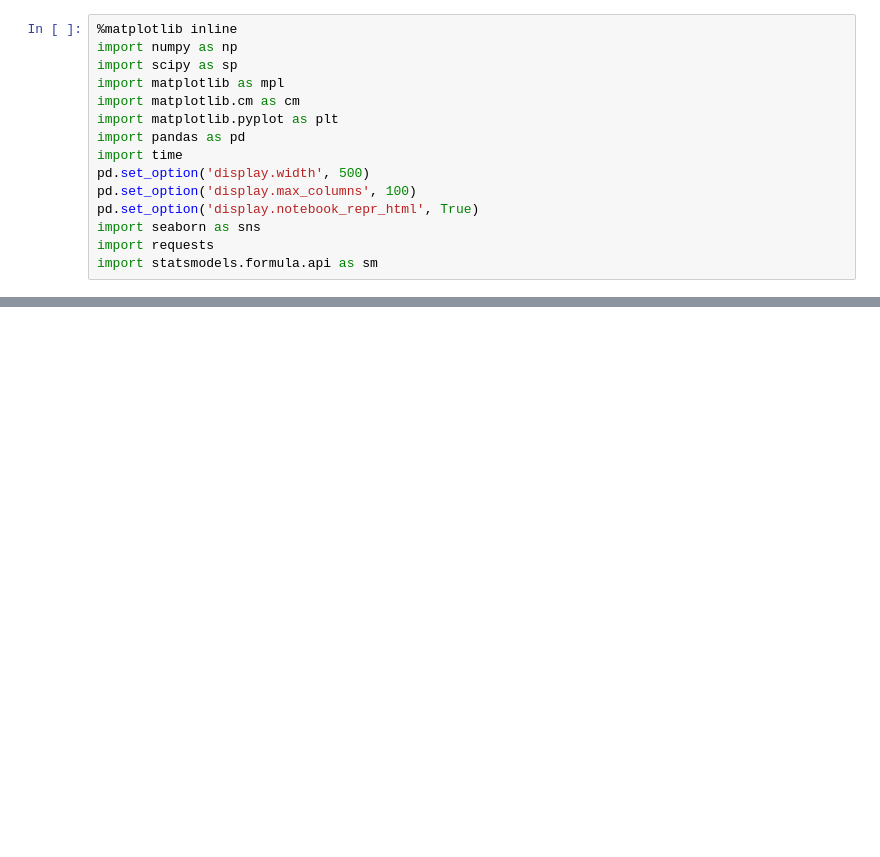
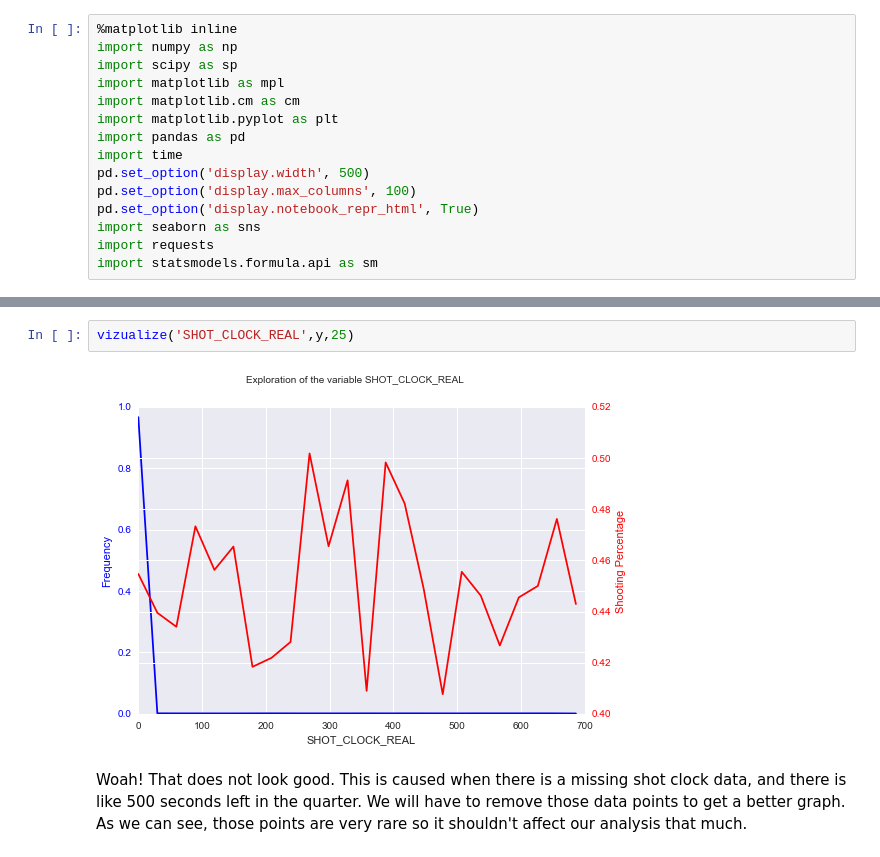
Before and after one commit to hwchase17/sportvu, a Jupyter notebook: Lasso.ipynb, the cells around one changed output, grey strips where cells are left out. Cells and saved outputs as stored; diff of their text form; blank space fills up the shorter version.

```diff
--- a/Lasso.ipynb
+++ b/Lasso.ipynb
@@ -131,3 +133,9 @@ Back Court(BC) 1.0 Alley Oop Dunk Shot Above the Break 3 16-24 ft. A
+# %%
+vizualize('SHOT_CLOCK_REAL',y,25)
+# %% [output]
+[figure, added]
+# %% [markdown]
+Woah! That does not look good. This is caused when there is a missing shot clock data, and there is like 500 seconds left in the quarter. We will have to remove those data points to get a better graph. As we can see, those points are very rare so it shouldn't affect our analysis that much.
 # %%
 y=y[X.SHOT_CLOCK_REAL<25]
 X=X[X.SHOT_CLOCK_REAL<25]
```
Also changed, not shown: parts of 156 cells of this notebook, 1 other file.
